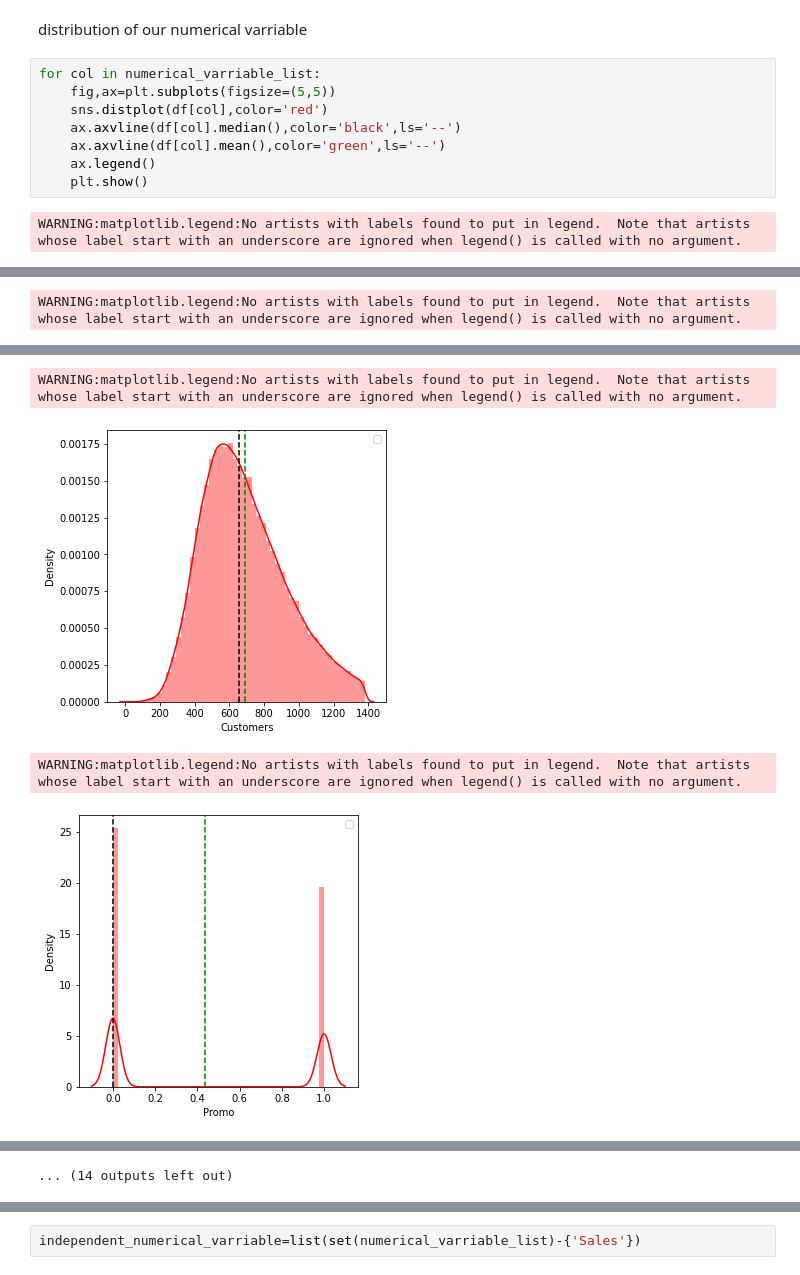
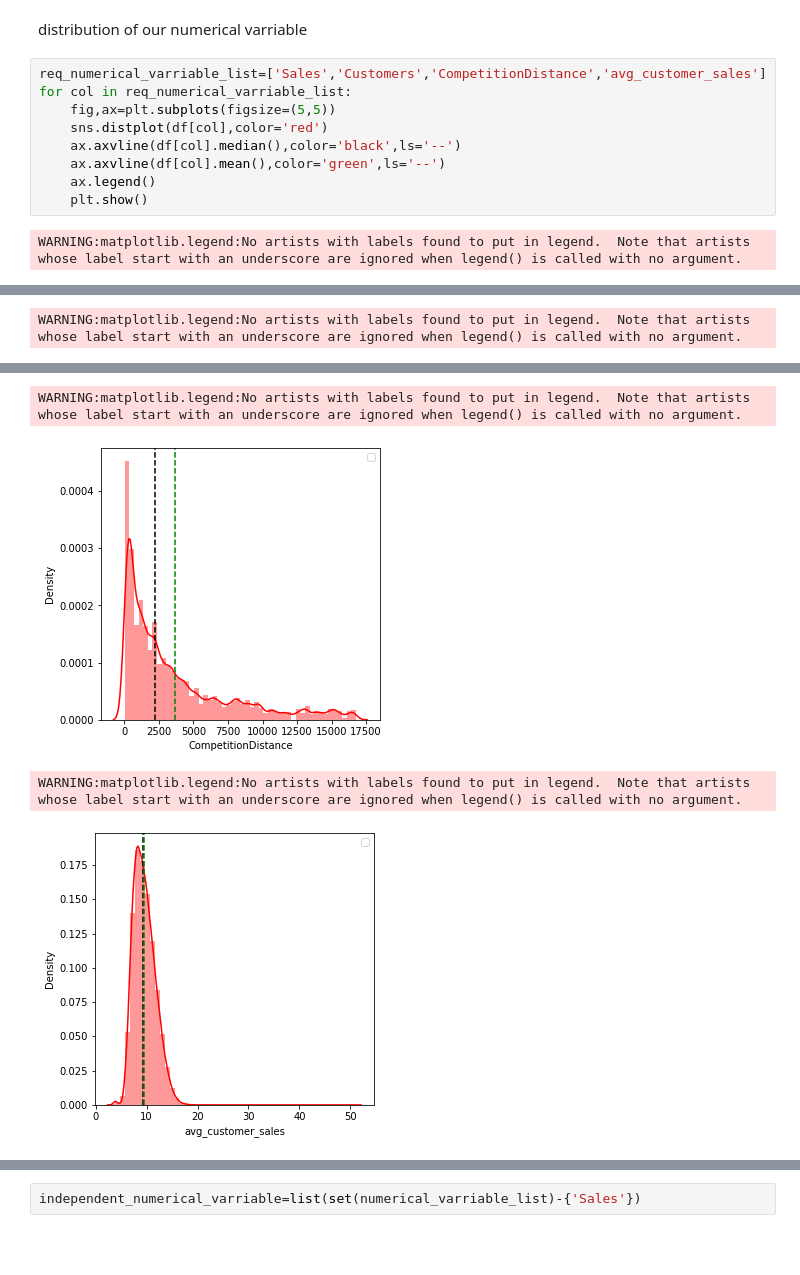
Before and after one commit to Rozigithub/Retail-Sales-Prediction, a Jupyter notebook: retail_sales_prediction.ipynb, the cells around one changed output, grey strips where cells are left out. Drawn from its saved outputs; the diff is of its cells as text; blank space fills up the shorter version.

```diff
--- a/retail_sales_prediction.ipynb
+++ b/retail_sales_prediction.ipynb
@@ -704,7 +623,8 @@ categorical_varriable_list
 # %% [markdown]
 distribution of our numerical varriable
 # %%
-for col in numerical_varriable_list:
+req_numerical_varriable_list=['Sales','Customers','CompetitionDistance','avg_customer_sales']
+for col in req_numerical_varriable_list:
     fig,ax=plt.subplots(figsize=(5,5))
     sns.distplot(df[col],color='red')
     ax.axvline(df[col].median(),color='black',ls='--')
@@ -719,4 +639,4 @@ WARNING:matplotlib.legend:No artists with labels found to put in legend.  Note t
 WARNING:matplotlib.legend:No artists with labels found to put in legend.  Note that artists whose label start with an underscore are ignored when legend() is called with no argument.
-[figure, old version]
+[figure, new version]
 WARNING:matplotlib.legend:No artists with labels found to put in legend.  Note that artists whose label start with an underscore are ignored when legend() is called with no argument.
-[figure, old version]
+[figure, new version]
@@ -727,2 +643 @@ WARNING:matplotlib.legend:No artists with labels found to put in legend.  Note t
-... (14 outputs left out)
 # %% [markdown]
```
Also changed, not shown: parts of 79 cells of this notebook.
